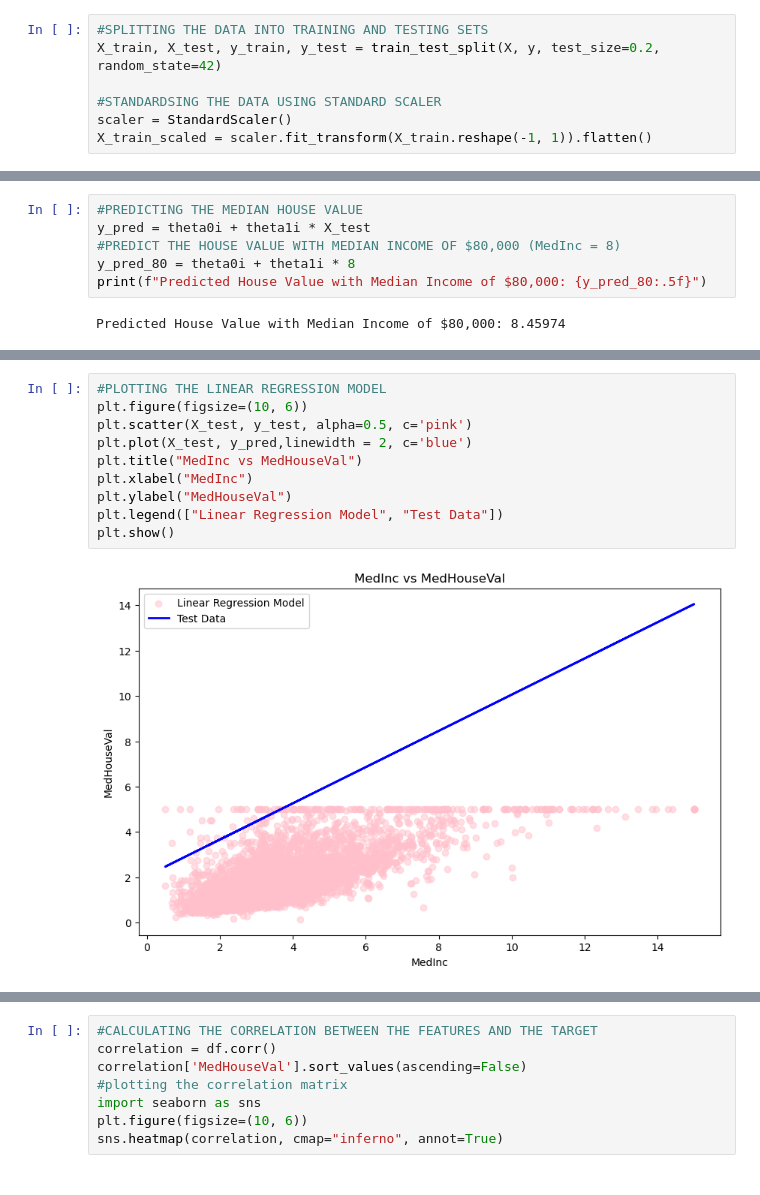
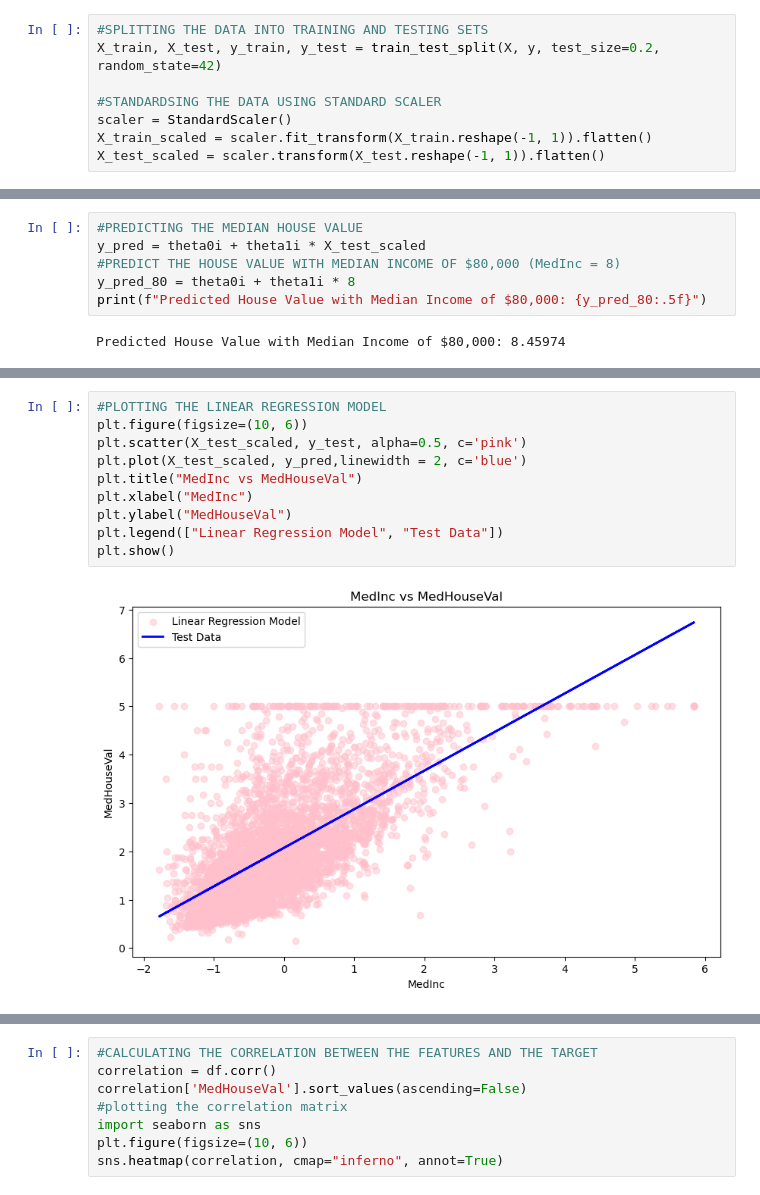
Before and after one commit to arwaguudle/Artificial-Intelligence-Coursework, a Jupyter notebook: Linear Regression.ipynb, the cells around one changed output, grey strips where cells are left out. Drawn from its saved outputs; the diff is of its cells as text.

```diff
--- a/Linear Regression.ipynb
+++ b/Linear Regression.ipynb
@@ -90,6 +90,7 @@ X_train, X_test, y_train, y_test = train_test_split(X, y, test_size=0.2, random_
 #STANDARDSING THE DATA USING STANDARD SCALER
 scaler = StandardScaler()
 X_train_scaled = scaler.fit_transform(X_train.reshape(-1, 1)).flatten()
+X_test_scaled = scaler.transform(X_test.reshape(-1, 1)).flatten()
 # %%
 #LINEAR REGRESSION MODEL
 model = LinearRegression()
@@ -119,7 +120,7 @@ print("h_theta=", theta0i, "+", theta1i, "x")
 h_theta= 2.071857488845021 + 0.7984850913403571 x
 # %%
 #PREDICTING THE MEDIAN HOUSE VALUE
-y_pred = theta0i + theta1i * X_test
+y_pred = theta0i + theta1i * X_test_scaled
 #PREDICT THE HOUSE VALUE WITH MEDIAN INCOME OF $80,000 (MedInc = 8)
 y_pred_80 = theta0i + theta1i * 8
 print(f"Predicted House Value with Median Income of $80,000: {y_pred_80:.5f}")
@@ -172,15 +144,15 @@ R
 # %%
 #PLOTTING THE LINEAR REGRESSION MODEL
 plt.figure(figsize=(10, 6))
-plt.scatter(X_test, y_test, alpha=0.5, c='pink')
-plt.plot(X_test, y_pred,linewidth = 2, c='blue')
+plt.scatter(X_test_scaled, y_test, alpha=0.5, c='pink')
+plt.plot(X_test_scaled, y_pred,linewidth = 2, c='blue')
 plt.title("MedInc vs MedHouseVal")
 plt.xlabel("MedInc")
 plt.ylabel("MedHouseVal")
 plt.legend(["Linear Regression Model", "Test Data"])
 plt.show()
 # %% [output]
-[figure, old version]
+[figure, new version]
 # %%
 #STOCHASTIC GRADIENT DESCENT
 s_theta0i = 0
```
Also changed, not shown: parts of 3 cells of this notebook.
